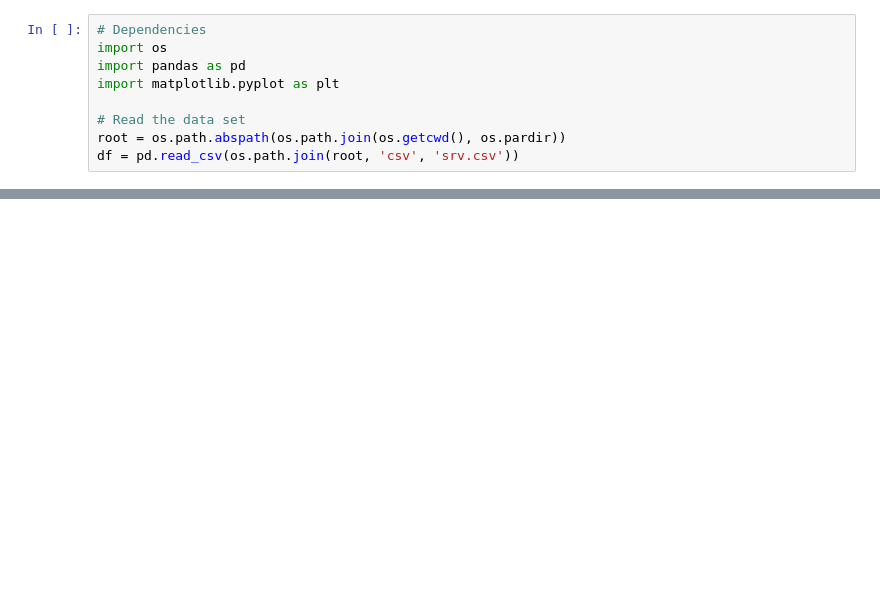
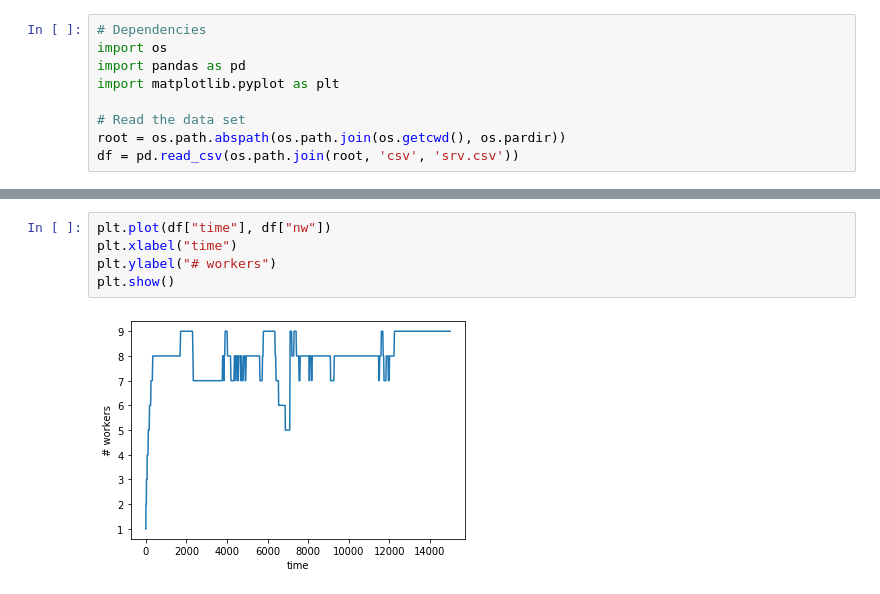
Before and after one commit to giacomodeliberali/autonomic-farm, a Jupyter notebook: autonomic-farm/notebook/Throughputs.ipynb, the cells around one changed output, grey strips where cells are left out. Cells and saved outputs as stored; diff of their text form; blank space fills up the shorter version.

```diff
--- a/autonomic-farm/notebook/Throughputs.ipynb
+++ b/autonomic-farm/notebook/Throughputs.ipynb
@@ -29,0 +36,7 @@ Text(0, 0.5, 'throughput (task per ms)')
+# %%
+plt.plot(df["time"], df["nw"])
+plt.xlabel("time")
+plt.ylabel("# workers")
+plt.show()
+# %% [output]
+[figure, added]
```
Also changed, not shown: parts of 4 cells of this notebook, 6 other files.
